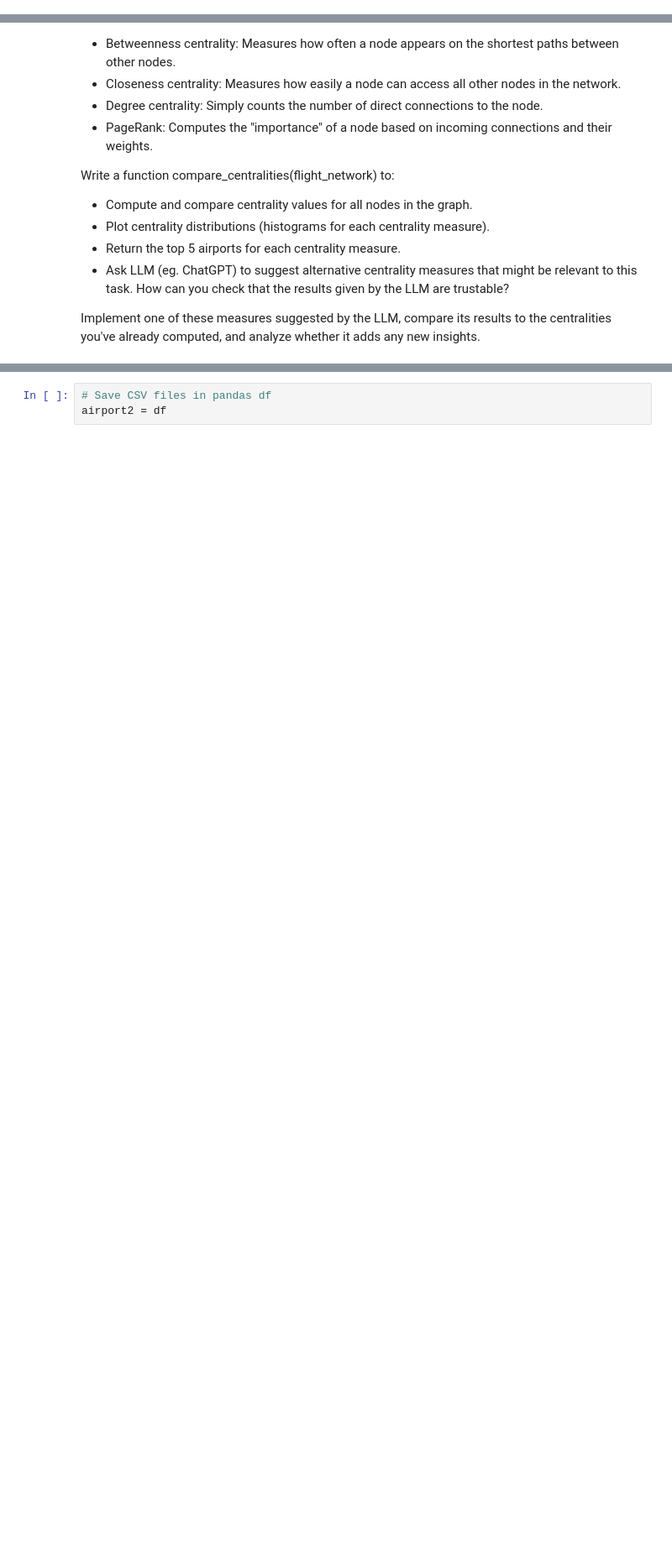
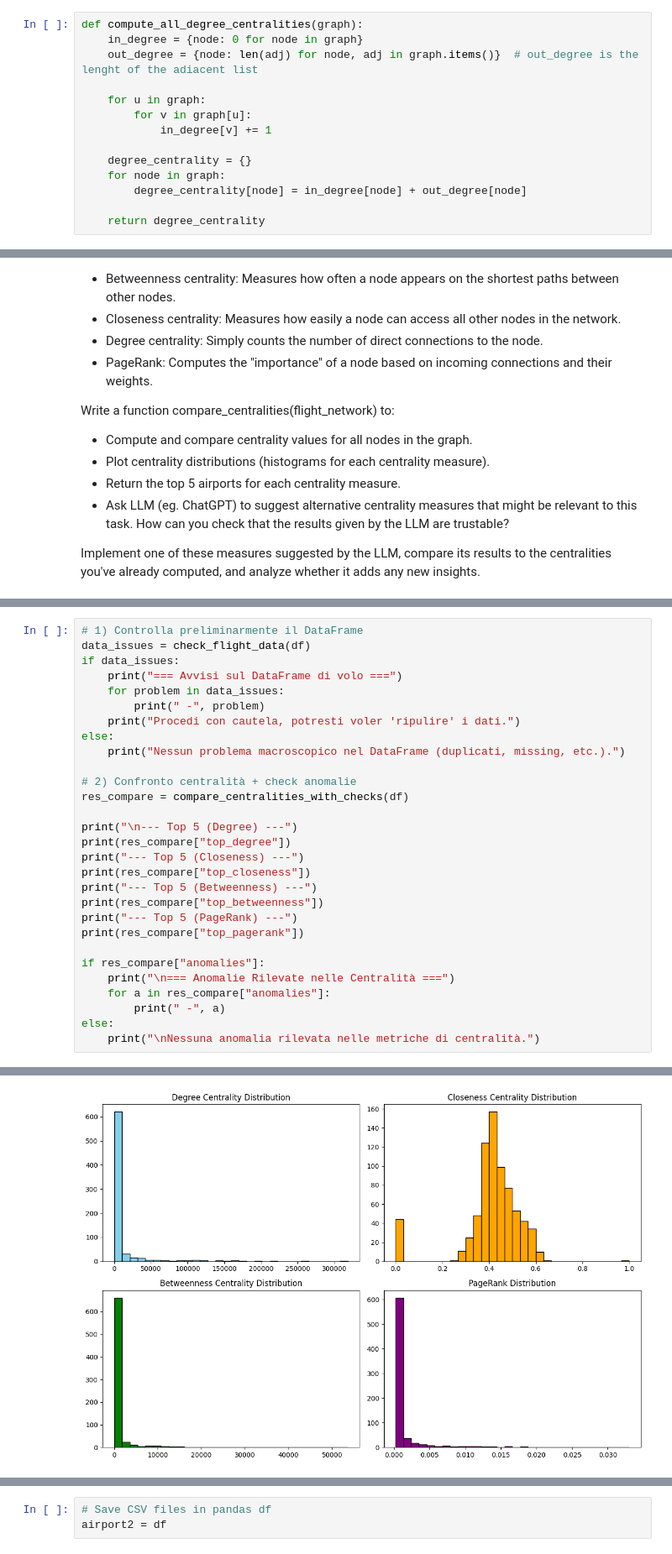
Before and after one commit to robertomagno1/ADM-HM5, a Jupyter notebook: main(ex2).ipynb, the cells around one changed output, grey strips where cells are left out. Shown at 84% size. Saved outputs shown, nothing was run; the diff lists cells and outputs as text; blank space fills up the shorter version.

```diff
--- a/main(ex2).ipynb
+++ b/main(ex2).ipynb
@@ -102,0 +531,14 @@ df = df.drop_duplicates()
+# %%
+def compute_all_degree_centralities(graph):
+    in_degree = {node: 0 for node in graph}
+    out_degree = {node: len(adj) for node, adj in graph.items()}  # out_degree is the  lenght of the adiacent list
+
+    for u in graph:
+        for v in graph[u]:
+            in_degree[v] += 1
+
+    degree_centrality = {}
+    for node in graph:
+        degree_centrality[node] = in_degree[node] + out_degree[node]
+
+    return degree_centrality
@@ -288,0 +1541,30 @@ Implement one of these measures suggested by the LLM, compare its results to the
+# %%
+# 1) Controlla preliminarmente il DataFrame
+data_issues = check_flight_data(df)
+if data_issues:
+    print("=== Avvisi sul DataFrame di volo ===")
+    for problem in data_issues:
+        print(" -", problem)
+    print("Procedi con cautela, potresti voler 'ripulire' i dati.")
+else:
+    print("Nessun problema macroscopico nel DataFrame (duplicati, missing, etc.).")
+
+# 2) Confronto centralità + check anomalie
+res_compare = compare_centralities_with_checks(df)
+
+print("\n--- Top 5 (Degree) ---")
+print(res_compare["top_degree"])
+print("--- Top 5 (Closeness) ---")
+print(res_compare["top_closeness"])
+print("--- Top 5 (Betweenness) ---")
+print(res_compare["top_betweenness"])
+print("--- Top 5 (PageRank) ---")
+print(res_compare["top_pagerank"])
+
+if res_compare["anomalies"]:
+    print("\n=== Anomalie Rilevate nelle Centralità ===")
+    for a in res_compare["anomalies"]:
+        print(" -", a)
+else:
+    print("\nNessuna anomalia rilevata nelle metriche di centralità.")
+# %% [output]
@@ -288,0 +1575 @@ Implement one of these measures suggested by the LLM, compare its results to the
+[figure, added]
```
Also changed, not shown: parts of 99 cells of this notebook.
